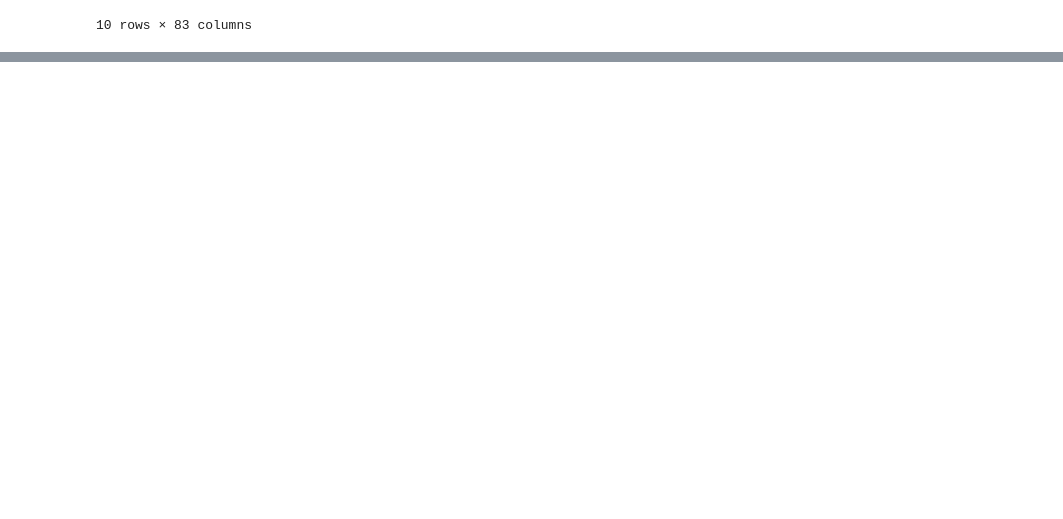
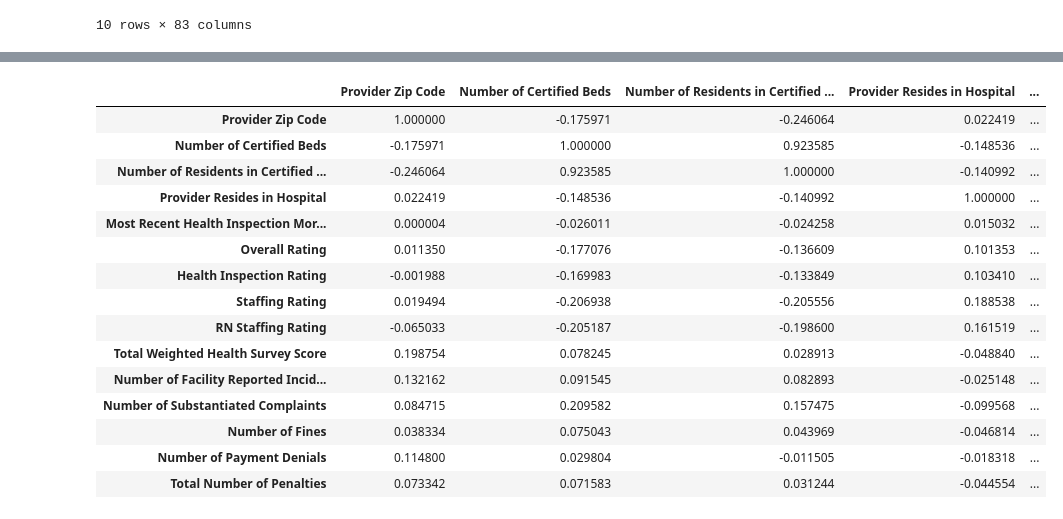
Before and after one commit to cburgyan/BestRetirementByState, a Jupyter notebook: DatasetManipulations/retirementHome.ipynb, the cells around one changed output, grey strips where cells are left out. Saved outputs shown, nothing was run; the diff lists cells and outputs as text; code cells hidden in the pictures; blank space fills up the shorter version.

```diff
--- a/DatasetManipulations/retirementHome.ipynb
+++ b/DatasetManipulations/retirementHome.ipynb
@@ -164,0 +198,17 @@ len(coord_n_df.columns)
+# %%
+
+list_of_columns_to_keep = ['Federal Provider Number', 'Provider Name',
+    'Provider City', 'Provider State', 'Provider Zip Code', 'Provider County Name',
+    'Ownership Type', 'Number of Certified Beds', 'Number of Residents in Certified Beds',
+    'Provider Type', 'Provider Resides in Hospital',
+    'Most Recent Health Inspection More Than 2 Years Ago',
+    'Automatic Sprinkler Systems in All Required Areas', 'Overall Rating',
+    'Health Inspection Rating','Staffing Rating','RN Staffing Rating',
+    'Total Weighted Health Survey Score','Number of Facility Reported Incidents',
+    'Number of Substantiated Complaints', 'Number of Fines',
+    'Total Amount of Fines in Dollars', 'Number of Payment Denials',
+    'Total Number of Penalties', 'Location', 'Processing Date', 'Latitude',
+    'Longitude']
+
+truncated_nursing_df = pd.DataFrame()
+truncated_nursing_df = coord_n_df[list_of_columns_to_keep]
@@ -164,0 +235,20 @@ len(coord_n_df.columns)
+# %%
+# Calculating R Coefficients between columns
+truncated_nursing_df.corr()
+# %% [output]
+|  | Provider Zip Code | Number of Certified Beds | Number of Residents in Certified ... | Provider Resides in Hospital | ... |
+| Provider Zip Code | 1.000000 | -0.175971 | -0.246064 | 0.022419 | ... |
+| Number of Certified Beds | -0.175971 | 1.000000 | 0.923585 | -0.148536 | ... |
+| Number of Residents in Certified ... | -0.246064 | 0.923585 | 1.000000 | -0.140992 | ... |
+| Provider Resides in Hospital | 0.022419 | -0.148536 | -0.140992 | 1.000000 | ... |
+| Most Recent Health Inspection Mor... | 0.000004 | -0.026011 | -0.024258 | 0.015032 | ... |
+| Overall Rating | 0.011350 | -0.177076 | -0.136609 | 0.101353 | ... |
+| Health Inspection Rating | -0.001988 | -0.169983 | -0.133849 | 0.103410 | ... |
+| Staffing Rating | 0.019494 | -0.206938 | -0.205556 | 0.188538 | ... |
+| RN Staffing Rating | -0.065033 | -0.205187 | -0.198600 | 0.161519 | ... |
+| Total Weighted Health Survey Score | 0.198754 | 0.078245 | 0.028913 | -0.048840 | ... |
+| Number of Facility Reported Incid... | 0.132162 | 0.091545 | 0.082893 | -0.025148 | ... |
+| Number of Substantiated Complaints | 0.084715 | 0.209582 | 0.157475 | -0.099568 | ... |
+| Number of Fines | 0.038334 | 0.075043 | 0.043969 | -0.046814 | ... |
+| Number of Payment Denials | 0.114800 | 0.029804 | -0.011505 | -0.018318 | ... |
+| Total Number of Penalties | 0.073342 | 0.071583 | 0.031244 | -0.044554 | ... |
```
Also changed, not shown: parts of 14 cells of this notebook, 3 other files.
